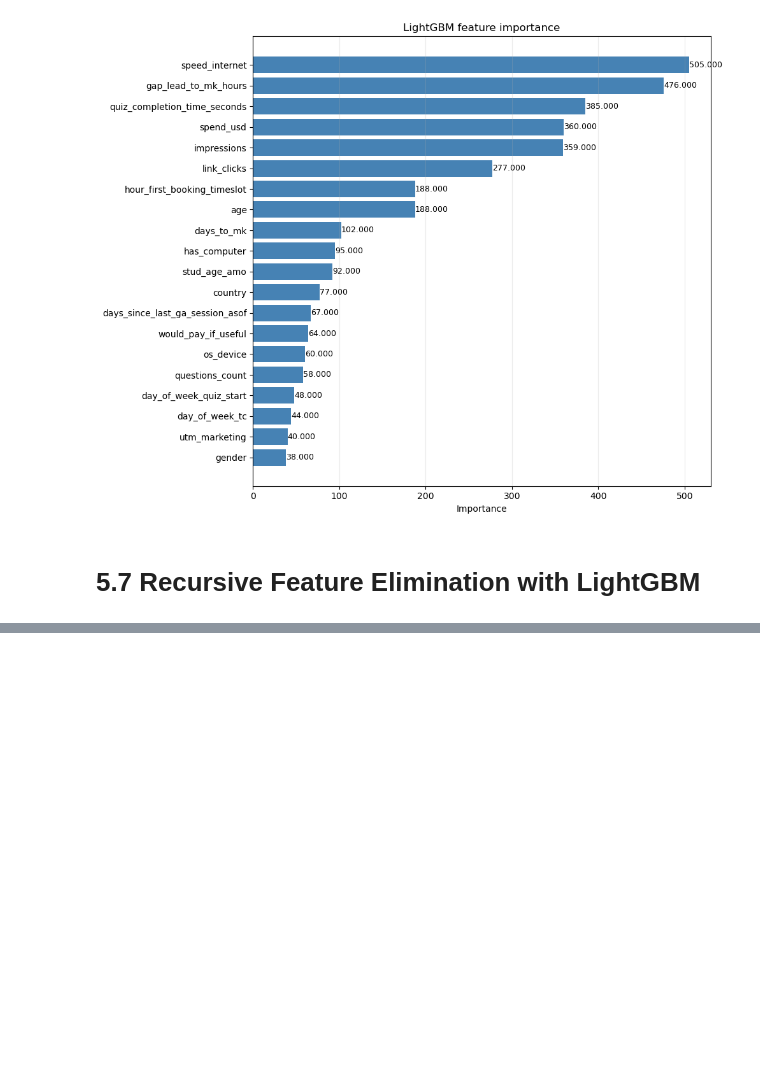
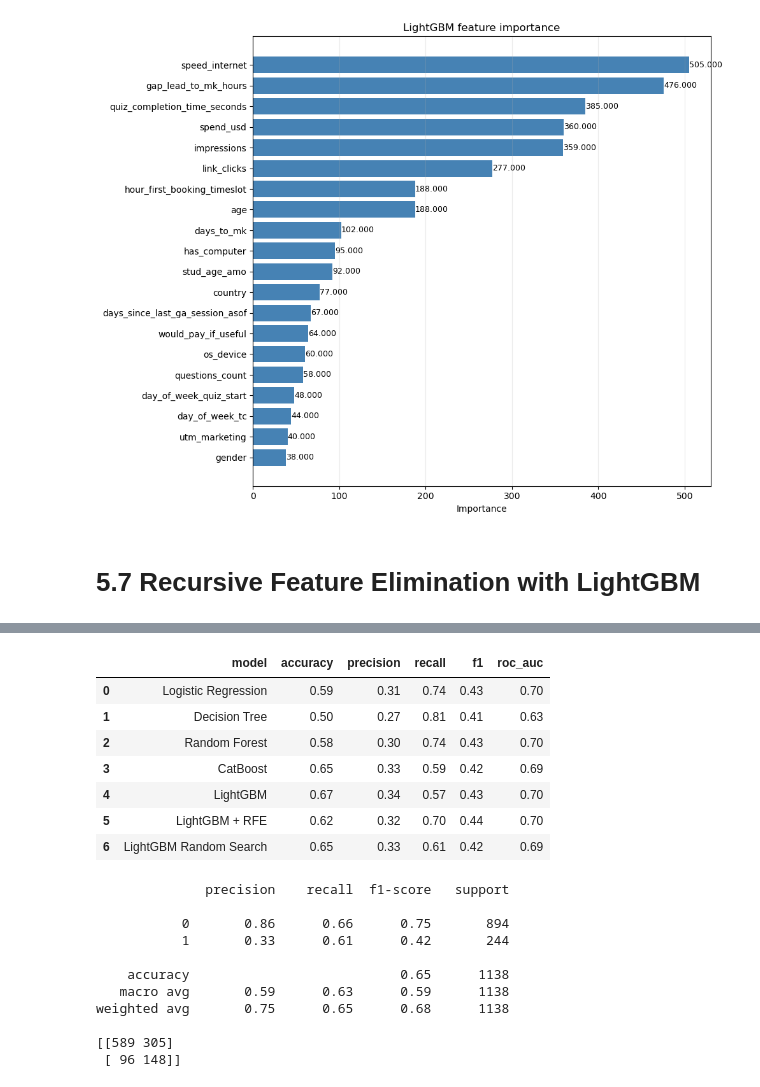
Before and after one commit to AlinaYakubova/Thesis_DTM_Trial_Class_Prediction, a Jupyter notebook: Main_script_diploma.ipynb, the cells around one changed output, grey strips where cells are left out. Cells and saved outputs as stored; diff of their text form; code cells hidden in the pictures; blank space fills up the shorter version.

```diff
--- a/Main_script_diploma.ipynb
+++ b/Main_script_diploma.ipynb
@@ -2457,0 +2651,45 @@ plt.show()
+# %%
+lgbm_random_metrics = {
+    "model": "LightGBM Random Search",
+    "accuracy": round(accuracy_score(y_test, lgbm_random_pred), 2),
+    "precision": round(precision_score(
+        y_test,
+        lgbm_random_pred,
+        pos_label=1,
+        zero_division=0,
+    ), 2),
+    "recall": round(recall_score(
+        y_test,
+        lgbm_random_pred,
+        pos_label=1,
+        zero_division=0,
+    ), 2),
+    "f1": round(f1_score(y_test, lgbm_random_pred, pos_label=1, zero_division=0), 2),
+    "roc_auc": round(roc_auc_score(y_test, lgbm_random_proba), 2),
+}
+
+metrics_df = add_model_metrics(metrics_df, lgbm_random_metrics)
+
+display(metrics_df.round(2))
+print(classification_report(y_test, lgbm_random_pred, zero_division=0))
+print(confusion_matrix(y_test, lgbm_random_pred))
+# %% [output]
+|  | model | accuracy | precision | recall | f1 | roc_auc |
+| 0 | Logistic Regression | 0.59 | 0.31 | 0.74 | 0.43 | 0.70 |
+| 1 | Decision Tree | 0.50 | 0.27 | 0.81 | 0.41 | 0.63 |
+| 2 | Random Forest | 0.58 | 0.30 | 0.74 | 0.43 | 0.70 |
+| 3 | CatBoost | 0.65 | 0.33 | 0.59 | 0.42 | 0.69 |
+| 4 | LightGBM | 0.67 | 0.34 | 0.57 | 0.43 | 0.70 |
+| 5 | LightGBM + RFE | 0.62 | 0.32 | 0.70 | 0.44 | 0.70 |
+| 6 | LightGBM Random Search | 0.65 | 0.33 | 0.61 | 0.42 | 0.69 |
+              precision    recall  f1-score   support
+
+           0       0.86      0.66      0.75       894
+           1       0.33      0.61      0.42       244
+
+    accuracy                           0.65      1138
+   macro avg       0.59      0.63      0.59      1138
+weighted avg       0.75      0.65      0.68      1138
+
+[[589 305]
+ [ 96 148]]
```
Also changed, not shown: parts of 12 cells of this notebook.
